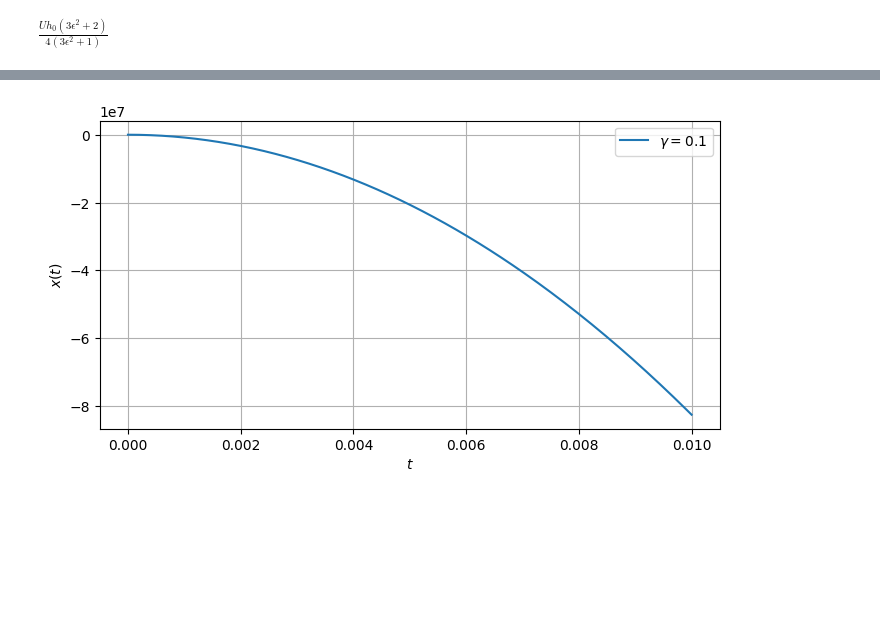
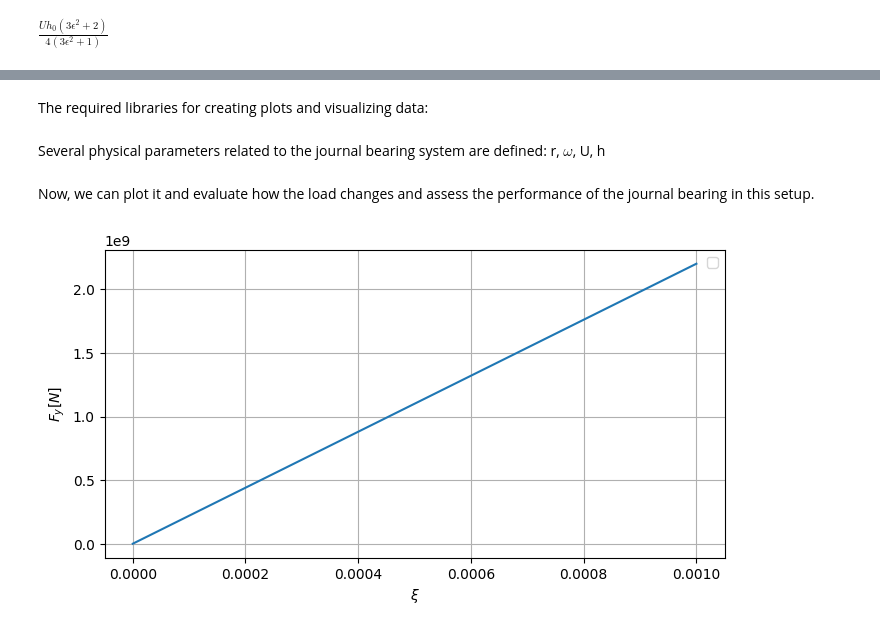
Before and after one commit to rclUPC/AdvancedFluidMechanics, a Jupyter notebook: 1-microFlows/Assignment1.ipynb, the cells around one changed output, grey strips where cells are left out. Drawn from its saved outputs; the diff is of its cells as text; code cells hidden in the pictures; blank space fills up the shorter version.

```diff
--- a/1-microFlows/Assignment1.ipynb
+++ b/1-microFlows/Assignment1.ipynb
@@ -92,5 +113,5 @@ $\displaystyle p{\left(x \right)} = \frac{h_{0}^{3} p_{ref} - \mu \left(- 8 U \e
 # %%
-p_sol = sp.Eq(p_sol.lhs-pref,(p_sol.rhs-pref)*sp.cos(x))
+p_sol = sp.Eq(p_sol.lhs-pref,(p_sol.rhs-pref)*sp.sin(x))
 
 
 W = p_sol.rhs.integrate((x,0,2*sp.pi))
@@ -99,0 +123,2 @@ $\displaystyle - \frac{90 \pi U \epsilon^{2} \mu}{120 \epsilon^{2} h_{0}^{2} + 4
+# %% [markdown]
+The required libraries for creating plots and visualizing data:
@@ -99,0 +129,2 @@ $\displaystyle - \frac{90 \pi U \epsilon^{2} \mu}{120 \epsilon^{2} h_{0}^{2} + 4
+# %% [markdown]
+Several physical parameters related to the journal bearing system are defined: r, $ω$, U, h
@@ -100,23 +139,13 @@ $\displaystyle - \frac{90 \pi U \epsilon^{2} \mu}{120 \epsilon^{2} h_{0}^{2} + 4
+# %% [markdown]
+Now, we can plot it and evaluate how the load changes and assess the performance of the journal bearing in this setup.
 # %%
-import matplotlib.pyplot as plt
-import numpy as np
-%matplotlib inline
-
-r = 0.005005
-omega = 120*2*sp.pi/60
-U1 = r * omega
-h01 = 0.005e-3
-#Weight = sp.lambdify(epsi,W)
-
-values = {pref:1,U:U1,h0:h01,mu:46.43} #mu: viscosity at 50 degrees celcius
-
 fig,ax = plt.subplots(figsize=(8,4))
-tt = np.linspace(0,0.01,250)
+tt = np.linspace(0,0.001,250)
 x1_t = sp.lambdify(epsi,W.subs(values))
-ax.plot(tt,x1_t(tt).real,label='$\gamma = 0.1$')
+ax.plot(tt,x1_t(tt).real)
 ax.legend()
-ax.set_xlabel(r'$t$')
-ax.set_ylabel(r'$x(t)$')
+ax.set_xlabel(r'$\xi$')
+ax.set_ylabel(r'$F_y [N]$')
 ax.grid(which='major',axis='both')
 # %% [output]
-[figure, old version]
+[figure, new version]
```
Also changed, not shown: parts of 18 cells of this notebook.
